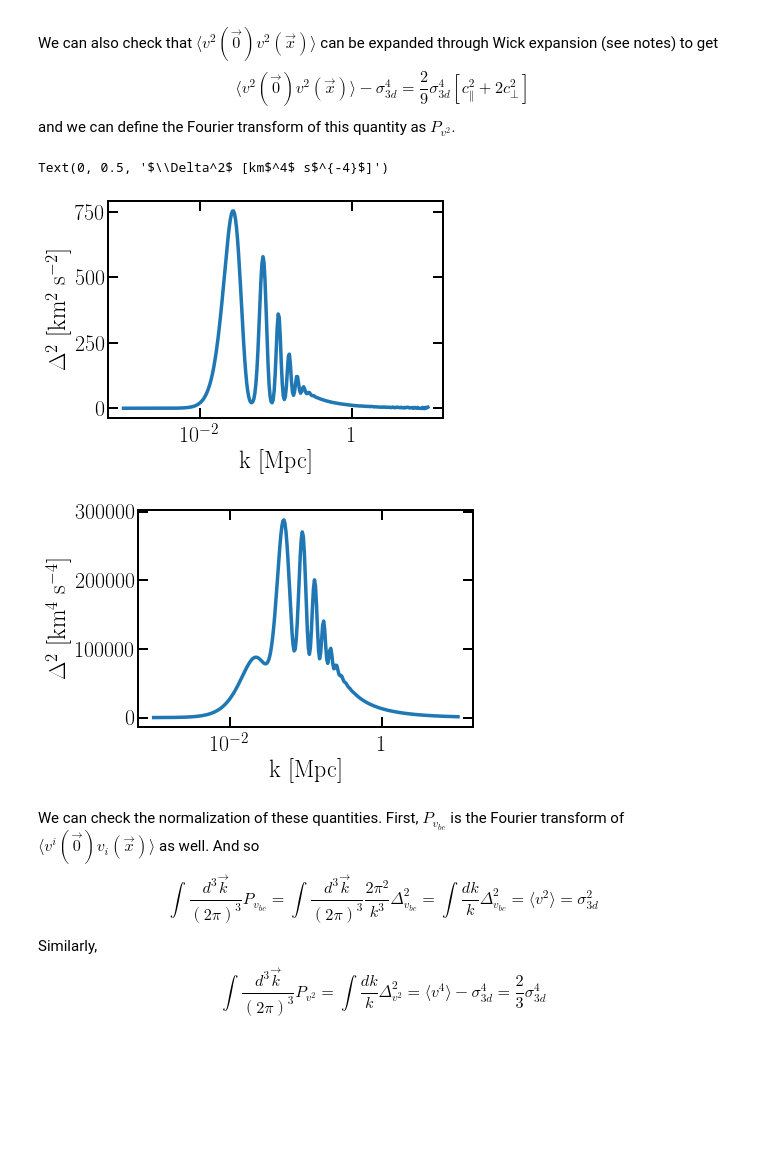
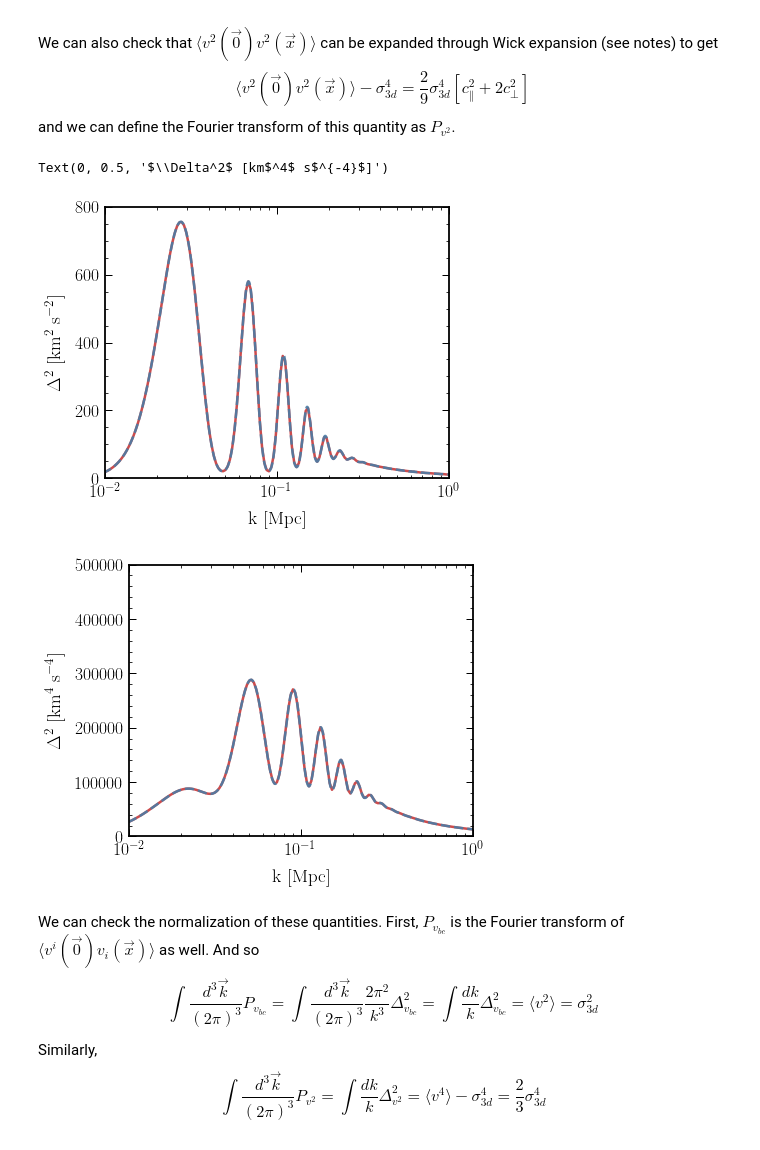
Before and after one commit to hongwanliu/millicharged_DM_with_bath, a Jupyter notebook: notebooks/Fluctuations_Working_Notebook.ipynb, the cells around one changed output. Cells and saved outputs as stored; diff of their text form; code cells hidden in the pictures; blank space fills up the shorter version.

```diff
--- a/notebooks/Fluctuations_Working_Notebook.ipynb
+++ b/notebooks/Fluctuations_Working_Notebook.ipynb
@@ -30,3 +35,11 @@ The autoreload extension is already loaded. To reload it, use:
+# %%
+# Plot parameters
+
+import matplotlib.pylab as pylab
+from plot_params import params
+pylab.rcParams.update(params)
+
+cols_default = plt.rcParams['axes.prop_cycle'].by_key()['color']
 # %%
 # Cosmological and 21-cm Parameters for xA_eff. Change if necessary.
 Omega_b_h = 0.0327
@@ -111,25 +127,39 @@ k_ary = np.logspace(-3, 1, num=300)
 Delta2_vrel  = fluc.get_Delta2v(k_ary)
 
 Delta2_vrel2 = fluc.get_Delta2v2(k_ary)
+# %%
+%autoreload 2
+
+k_vrel_fft, Delta2_vrel_fft = fluc.get_Delta2v(use_logfft=True)
+
+k_vrel2_fft, Delta2_vrel2_fft = fluc.get_Delta2v2(use_logfft=True)
 # %%
 plt.figure()
 
-plt.semilogx(k_ary,np.array(Delta2_vrel))
+plt.semilogx(k_ary, Delta2_vrel[1])
+plt.semilogx(k_vrel_fft, Delta2_vrel_fft, '--')
+
+plt.xlim(1e-2, 1)
+plt.ylim(0, 800)
 
 plt.xlabel(r'k [Mpc]')
 plt.ylabel(r'$\Delta^2$ [km$^2$ s$^{-2}$]')
 
 plt.figure()
 
-plt.semilogx(k_ary,np.array(Delta2_vrel2))
+plt.semilogx(k_ary,Delta2_vrel2[1])
+plt.semilogx(k_vrel2_fft, Delta2_vrel2_fft, '--')
+
+plt.xlim(1e-2, 1)
+plt.ylim(0, 5e5)
 
 
 plt.xlabel(r'k [Mpc]')
 plt.ylabel(r'$\Delta^2$ [km$^4$ s$^{-4}$]')
 # %% [output]
 Text(0, 0.5, '$\\Delta^2$ [km$^4$ s$^{-4}$]')
-[figure, old version]
+[figure, new version]
-[figure, old version]
+[figure, new version]
 # %% [markdown]
 We can check the normalization of these quantities. First, $P_{v_{bc}}$ is the Fourier transform of $\langle v^i(\vec{0}) v_i(\vec{x}) \rangle$ as well. And so
 $$
```
Also changed, not shown: parts of 16 cells of this notebook, 2 other files.
